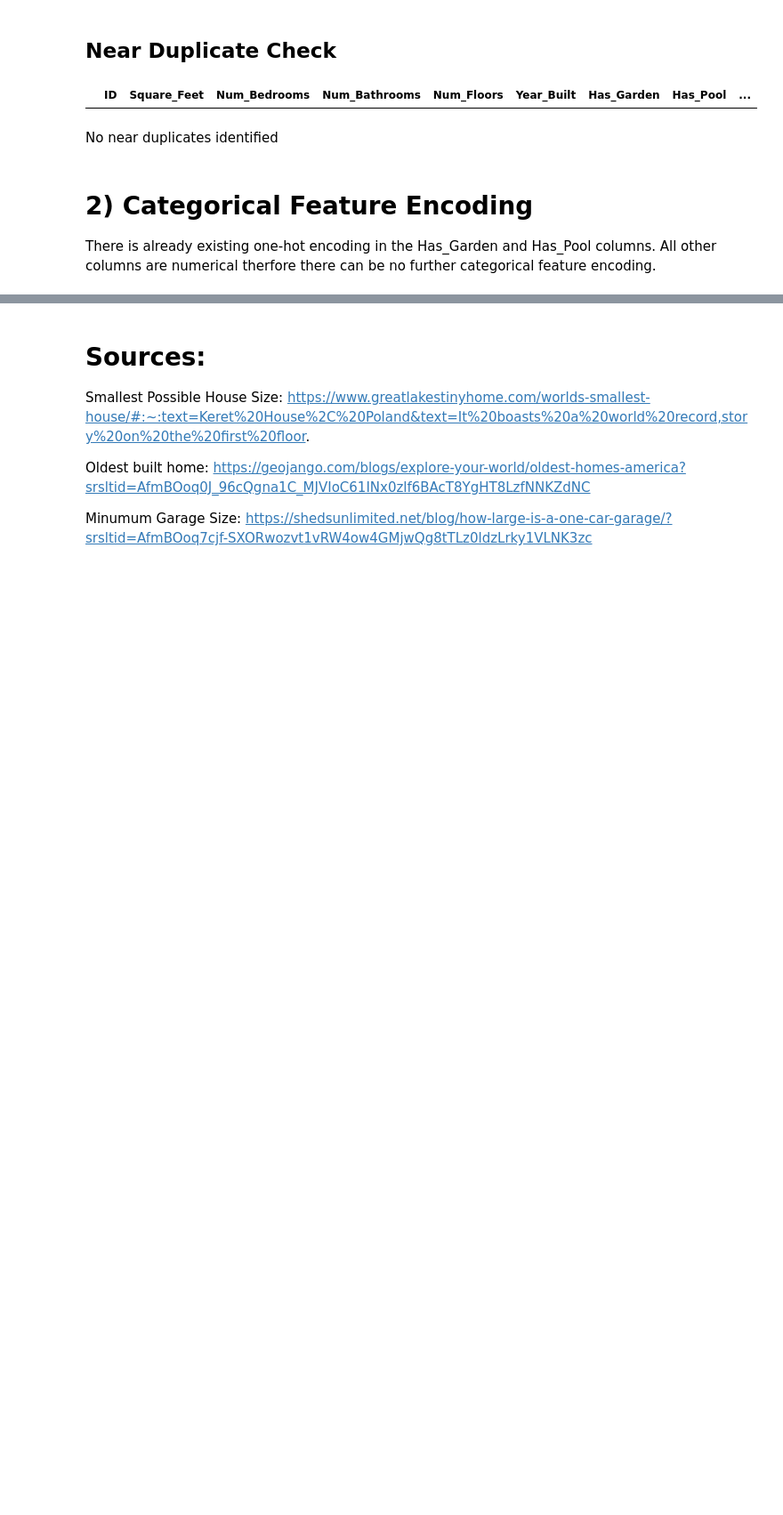
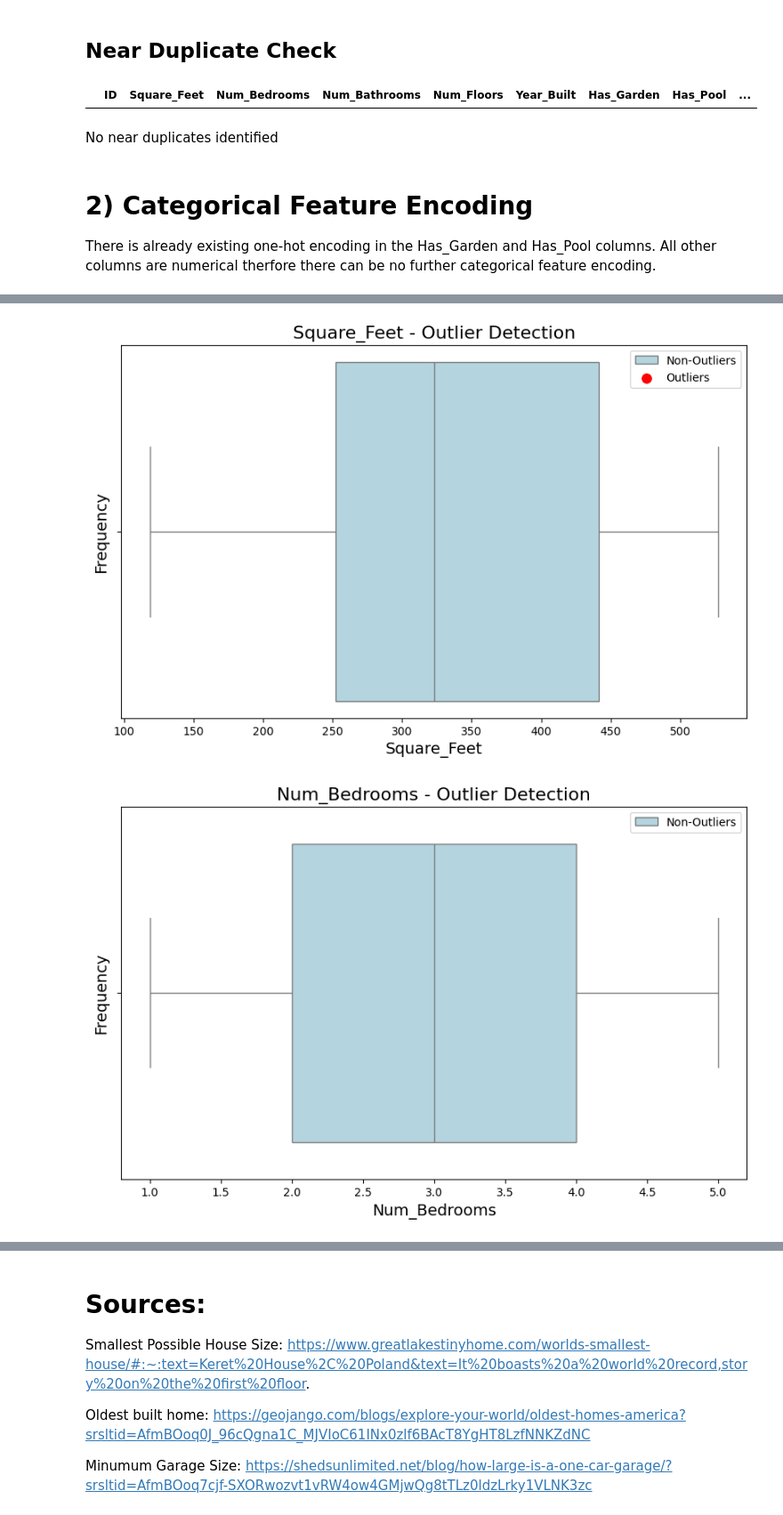
Before and after one commit to mustafa-ahmed1118/csi4142-a3, a Jupyter notebook: CSI4142A3-D1.ipynb, the cells around one changed output, grey strips where cells are left out. Shown: that part at 89% size. Drawn from its saved outputs; the diff is of its cells as text; code cells hidden in the pictures; blank space fills up the shorter version.

Commit message:
began outlier detection

```diff
--- a/CSI4142A3-D1.ipynb
+++ b/CSI4142A3-D1.ipynb
@@ -291,0 +366,36 @@ TODO
+# %%
+import matplotlib.pyplot as plt
+import seaborn as sns
+
+# List of numerical columns in the dataframe, excluding 'ID', LOF columns, and categorical columns
+numerical_columns = house_df.select_dtypes(include=['float64', 'int64']).columns.tolist()
+numerical_columns = [col for col in numerical_columns if col != 'ID' and 'LOF_Score' not in col]  # Skip 'ID' and LOF columns
+
+# Loop through each numerical column and plot the boxplot with outliers
+for column in numerical_columns:
+    # Filter outliers and non-outliers for the current column
+    outliers = house_df[house_df[f'Is_Outlier_{column}'] == True]
+    non_outliers = house_df[house_df[f'Is_Outlier_{column}'] == False]
+
+    # Set up the plot for this column
+    plt.figure(figsize=(10, 6))
+
+    # Plot the non-outliers
+    sns.boxplot(x=house_df[column], color='lightblue', label='Non-Outliers')
+
+    # Plot the outliers (overlay on the same plot)
+    sns.scatterplot(x=outliers[column], y=[0] * len(outliers), color='red', marker='o', s=100, label='Outliers')
+
+    # Title and labels
+    plt.title(f'{column} - Outlier Detection', fontsize=16)
+    plt.xlabel(f'{column}', fontsize=14)
+    plt.ylabel('Frequency', fontsize=14)
+
+    # Show legend
+    plt.legend()
+
+    # Show the plot
+    plt.show()
+# %% [output]
+[figure, added]
+[figure, added]
```
Also changed, not shown: parts of 10 cells of this notebook, 1 other file.
